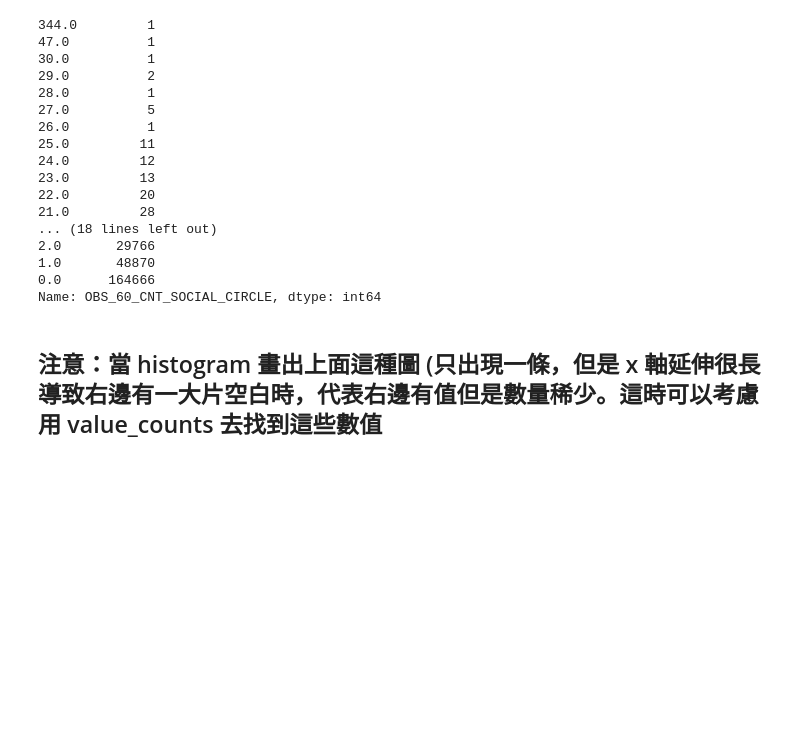
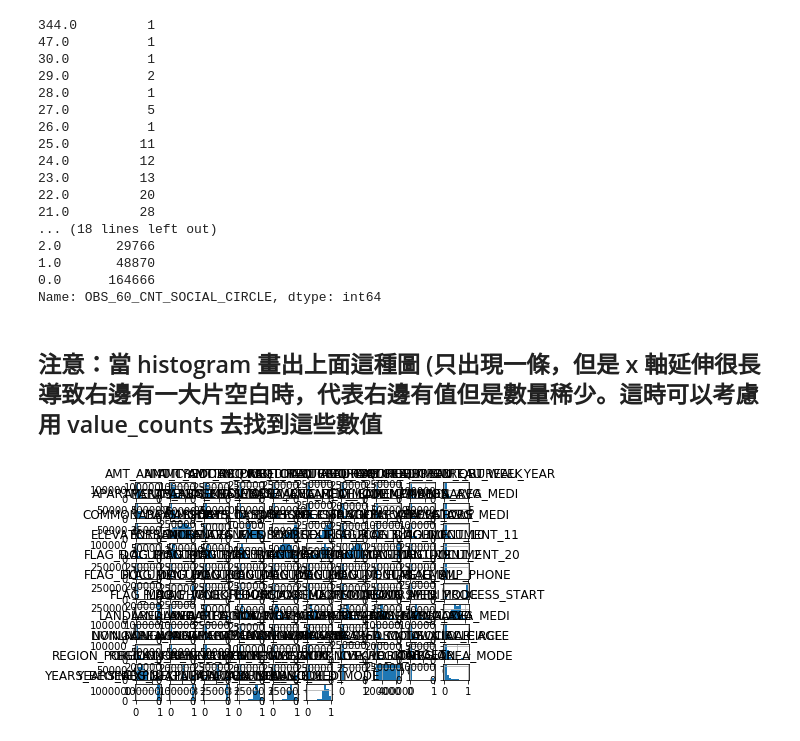
Before and after one commit to alice31229/3rd-ML100Days, a Jupyter notebook: homework/Day_009_HW.ipynb, the cells around one changed output. Cells and saved outputs as stored; diff of their text form; code cells hidden in the pictures; blank space fills up the shorter version.

```diff
--- a/homework/Day_009_HW.ipynb
+++ b/homework/Day_009_HW.ipynb
@@ -237,11 +224,14 @@ Name: OBS_60_CNT_SOCIAL_CIRCLE, dtype: int64
 # %%
 # 把一些極端值暫時去掉，在繪製一次 Histogram
 # 選擇 OBS_60_CNT_SOCIAL_CIRCLE 小於 20 的資料點繪製
 """
 Your Code Here
 """
-loc_a =
-loc_b =
+#loc_a =
+#loc_b =
 
-app_train.loc[loc_a, loc_b].hist()
+keep_indexs = app_train['OBS_60_CNT_SOCIAL_CIRCLE']< 20
+app_train[keep_indexs].hist()
 plt.show()
+# %% [output]
+[figure, added]
```
Also changed, not shown: parts of 4 cells of this notebook, 1 other file.
